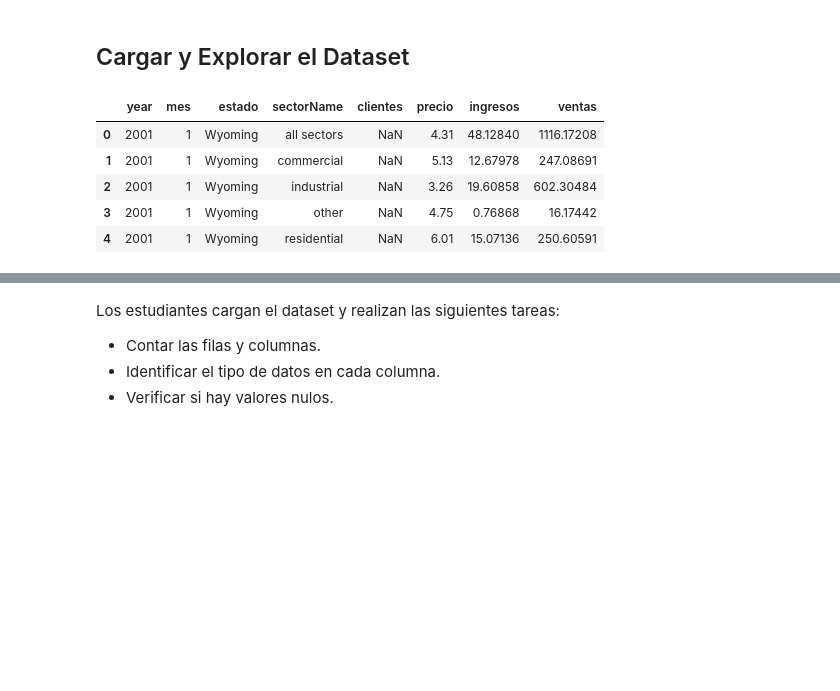
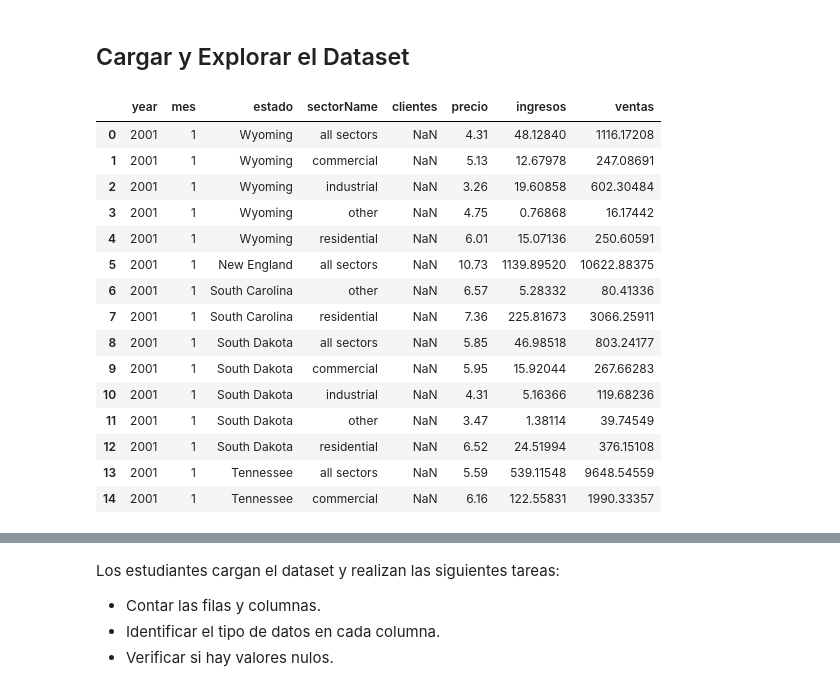
Before and after one commit to KevinrealG/Analisis-con-Python, a Jupyter notebook: Clase_6.ipynb, the cells around one changed output, grey strips where cells are left out. Cells and saved outputs as stored; diff of their text form; code cells hidden in the pictures; blank space fills up the shorter version.

```diff
--- a/Clase_6.ipynb
+++ b/Clase_6.ipynb
@@ -336,3 +333,4 @@ Crear una Series y un DataFrame simple con datos ficticios de electricidad:
 # %%
 # Cargar dataset en un DataFrame
-datos = pd.read_csv('datos\clean_data.csv')
+ruta = r'C:\Users\HP\Desktop\Analisis con Python\datos\clean_data.csv'
+datos = pd.read_csv(ruta, )
@@ -339,11 +339,22 @@ datos = pd.read_csv('datos\clean_data.csv')
 # %%
 # Explorar el DataFrame:
 # Ver primeras filas
-datos.head()
+datos.head(15
+           )
 # %% [output]
 |  | year | mes | estado | sectorName | clientes | precio | ingresos | ventas |
 | 0 | 2001 | 1 | Wyoming | all sectors | NaN | 4.31 | 48.12840 | 1116.17208 |
 | 1 | 2001 | 1 | Wyoming | commercial | NaN | 5.13 | 12.67978 | 247.08691 |
 | 2 | 2001 | 1 | Wyoming | industrial | NaN | 3.26 | 19.60858 | 602.30484 |
 | 3 | 2001 | 1 | Wyoming | other | NaN | 4.75 | 0.76868 | 16.17442 |
 | 4 | 2001 | 1 | Wyoming | residential | NaN | 6.01 | 15.07136 | 250.60591 |
+| 5 | 2001 | 1 | New England | all sectors | NaN | 10.73 | 1139.89520 | 10622.88375 |
+| 6 | 2001 | 1 | South Carolina | other | NaN | 6.57 | 5.28332 | 80.41336 |
+| 7 | 2001 | 1 | South Carolina | residential | NaN | 7.36 | 225.81673 | 3066.25911 |
+| 8 | 2001 | 1 | South Dakota | all sectors | NaN | 5.85 | 46.98518 | 803.24177 |
+| 9 | 2001 | 1 | South Dakota | commercial | NaN | 5.95 | 15.92044 | 267.66283 |
+| 10 | 2001 | 1 | South Dakota | industrial | NaN | 4.31 | 5.16366 | 119.68236 |
+| 11 | 2001 | 1 | South Dakota | other | NaN | 3.47 | 1.38114 | 39.74549 |
+| 12 | 2001 | 1 | South Dakota | residential | NaN | 6.52 | 24.51994 | 376.15108 |
+| 13 | 2001 | 1 | Tennessee | all sectors | NaN | 5.59 | 539.11548 | 9648.54559 |
+| 14 | 2001 | 1 | Tennessee | commercial | NaN | 6.16 | 122.55831 | 1990.33357 |
```
Also changed, not shown: parts of 7 cells of this notebook, 3 other files.
